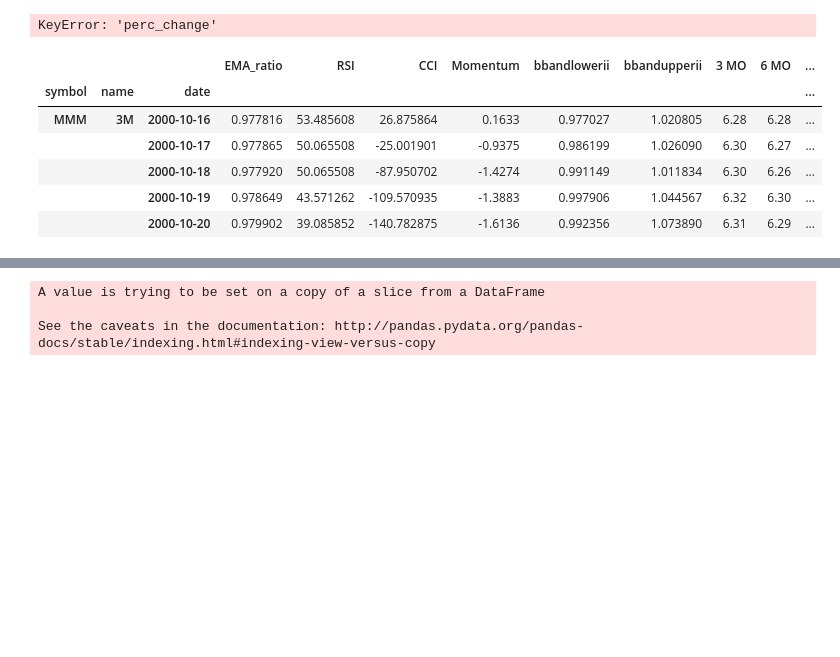
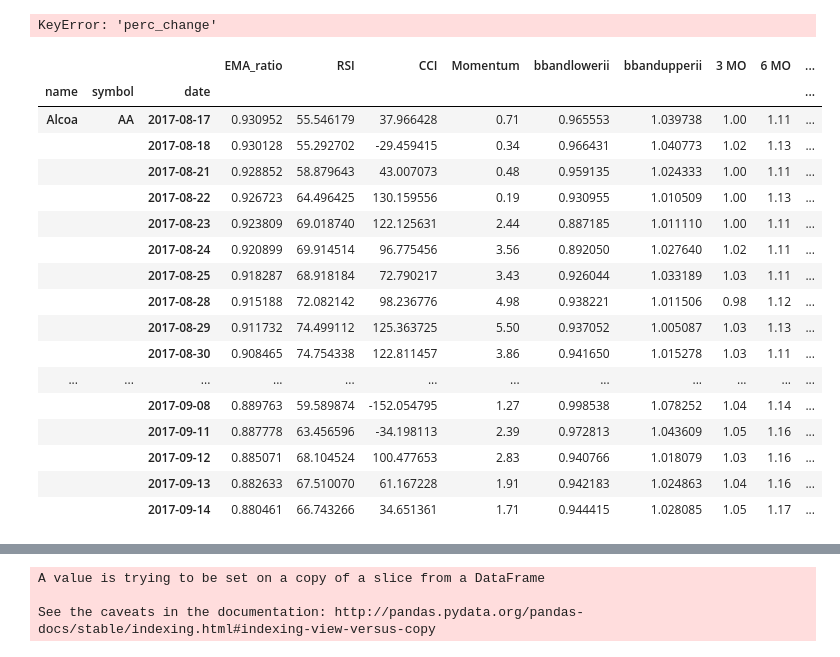
Before and after one commit to Jonny2650/Trading, a Jupyter notebook: Model-Copy FINAL.ipynb, the cells around one changed output, grey strips where cells are left out. Drawn from its saved outputs; the diff is of its cells as text; code cells hidden in the pictures; blank space fills up the shorter version.

```diff
--- a/Model-Copy FINAL.ipynb
+++ b/Model-Copy FINAL.ipynb
@@ -437,15 +440,26 @@ y_train.sort_values(['perc_change'], axis=1)
 # %% [output]
 KeyError: 'perc_change'
 # %%
-X_train.head()
+X_train.head(20)
 # %% [output]
 |  |  |  | EMA_ratio | RSI | CCI | Momentum | bbandlowerii | bbandupperii | 3 MO | 6 MO | ... |
-| symbol | name | date |  |  |  |  |  |  |  |  | ... |
-| MMM | 3M | 2000-10-16 | 0.977816 | 53.485608 | 26.875864 | 0.1633 | 0.977027 | 1.020805 | 6.28 | 6.28 | ... |
-|  |  | 2000-10-17 | 0.977865 | 50.065508 | -25.001901 | -0.9375 | 0.986199 | 1.026090 | 6.30 | 6.27 | ... |
-|  |  | 2000-10-18 | 0.977920 | 50.065508 | -87.950702 | -1.4274 | 0.991149 | 1.011834 | 6.30 | 6.26 | ... |
-|  |  | 2000-10-19 | 0.978649 | 43.571262 | -109.570935 | -1.3883 | 0.997906 | 1.044567 | 6.32 | 6.30 | ... |
-|  |  | 2000-10-20 | 0.979902 | 39.085852 | -140.782875 | -1.6136 | 0.992356 | 1.073890 | 6.31 | 6.29 | ... |
+| name | symbol | date |  |  |  |  |  |  |  |  | ... |
+| Alcoa | AA | 2017-08-17 | 0.930952 | 55.546179 | 37.966428 | 0.71 | 0.965553 | 1.039738 | 1.00 | 1.11 | ... |
+|  |  | 2017-08-18 | 0.930128 | 55.292702 | -29.459415 | 0.34 | 0.966431 | 1.040773 | 1.02 | 1.13 | ... |
+|  |  | 2017-08-21 | 0.928852 | 58.879643 | 43.007073 | 0.48 | 0.959135 | 1.024333 | 1.00 | 1.11 | ... |
+|  |  | 2017-08-22 | 0.926723 | 64.496425 | 130.159556 | 0.19 | 0.930955 | 1.010509 | 1.00 | 1.13 | ... |
+|  |  | 2017-08-23 | 0.923809 | 69.018740 | 122.125631 | 2.44 | 0.887185 | 1.011110 | 1.00 | 1.11 | ... |
+|  |  | 2017-08-24 | 0.920899 | 69.914514 | 96.775456 | 3.56 | 0.892050 | 1.027640 | 1.02 | 1.11 | ... |
+|  |  | 2017-08-25 | 0.918287 | 68.918184 | 72.790217 | 3.43 | 0.926044 | 1.033189 | 1.03 | 1.11 | ... |
+|  |  | 2017-08-28 | 0.915188 | 72.082142 | 98.236776 | 4.98 | 0.938221 | 1.011506 | 0.98 | 1.12 | ... |
+|  |  | 2017-08-29 | 0.911732 | 74.499112 | 125.363725 | 5.50 | 0.937052 | 1.005087 | 1.03 | 1.13 | ... |
+|  |  | 2017-08-30 | 0.908465 | 74.754338 | 122.811457 | 3.86 | 0.941650 | 1.015278 | 1.03 | 1.11 | ... |
+| ... | ... | ... | ... | ... | ... | ... | ... | ... | ... | ... | ... |
+|  |  | 2017-09-08 | 0.889763 | 59.589874 | -152.054795 | 1.27 | 0.998538 | 1.078252 | 1.04 | 1.14 | ... |
+|  |  | 2017-09-11 | 0.887778 | 63.456596 | -34.198113 | 2.39 | 0.972813 | 1.043609 | 1.05 | 1.16 | ... |
+|  |  | 2017-09-12 | 0.885071 | 68.104524 | 100.477653 | 2.83 | 0.940766 | 1.018079 | 1.03 | 1.16 | ... |
+|  |  | 2017-09-13 | 0.882633 | 67.510070 | 61.167228 | 1.91 | 0.942183 | 1.024863 | 1.04 | 1.16 | ... |
+|  |  | 2017-09-14 | 0.880461 | 66.743266 | 34.651361 | 1.71 | 0.944415 | 1.028085 | 1.05 | 1.17 | ... |
 # %%
     %timeit
     forest = RandomForestRegressor()
```
Also changed, not shown: parts of 29 cells of this notebook.
